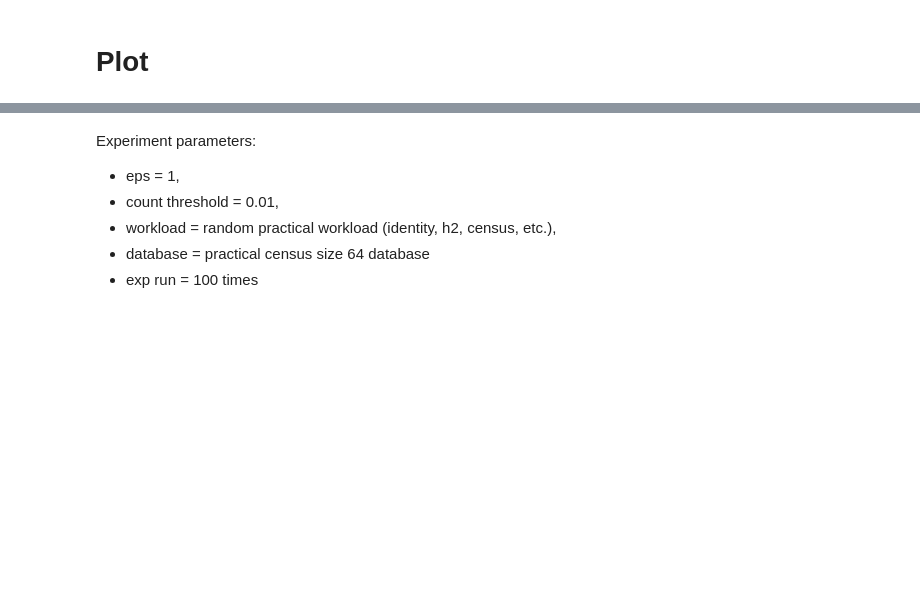
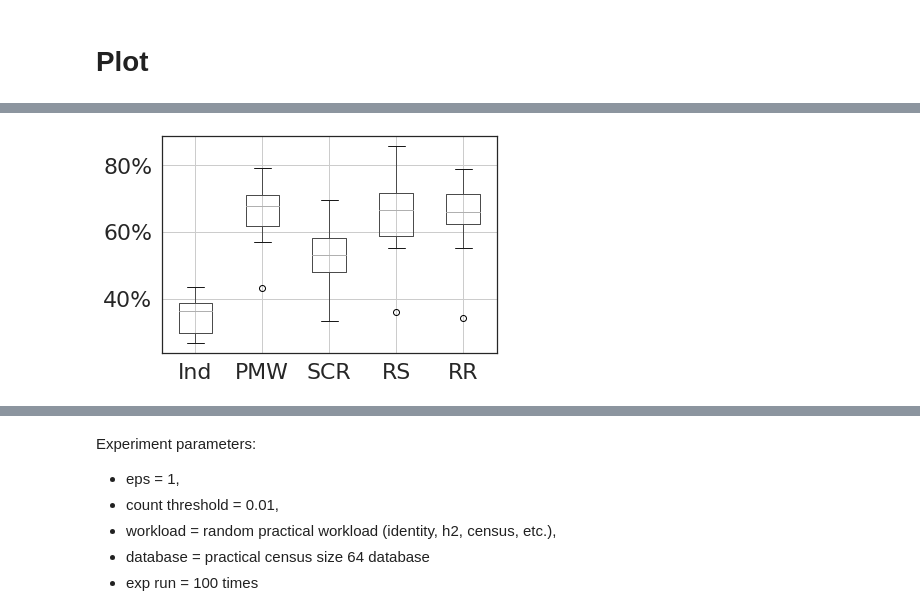
Before and after one commit to yikai-wu/Multi-Analyst-DP, a Jupyter notebook: src/online/VLDB Experiments.ipynb, the cells around one changed output, grey strips where cells are left out. Drawn from its saved outputs; the diff is of its cells as text; code cells hidden in the pictures; blank space fills up the shorter version.

```diff
--- a/src/online/VLDB Experiments.ipynb
+++ b/src/online/VLDB Experiments.ipynb
@@ -909,11 +947,13 @@ plt.savefig(artifactspath + '0.1acc.pdf', bbox_inches='tight')
 # %%
-test_data_2 = test_data.iloc[:,5:10]
+test_data_2 = test_data.iloc[:,10:15]
 test_data_2.columns = test_data_2.columns.str.rstrip("0.5")
 ax = test_data_2.boxplot()
 #ax.set_ylim(0, 50)
 #plt.title('Alice gets her queries \nanswered with p = 0.5')
 #plt.ylabel('Queries Answered')
 ax.yaxis.set_major_formatter(mtick.PercentFormatter())
 plt.savefig(artifactspath + '0.5acc.pdf', bbox_inches='tight')
+# %% [output]
+[figure, added]
 # %%
 # 0.9
```
Also changed, not shown: parts of 11 cells of this notebook, 1 other file.
